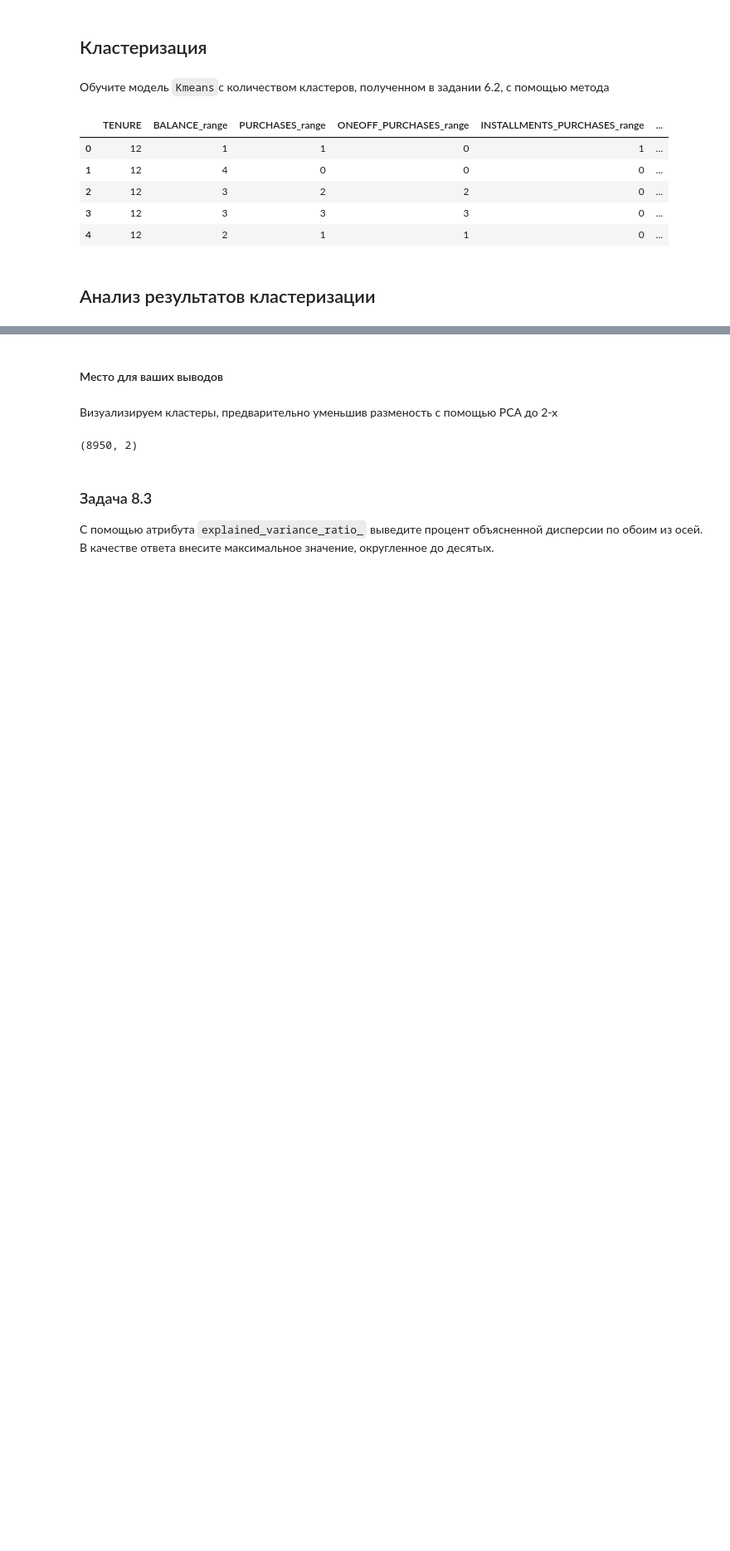
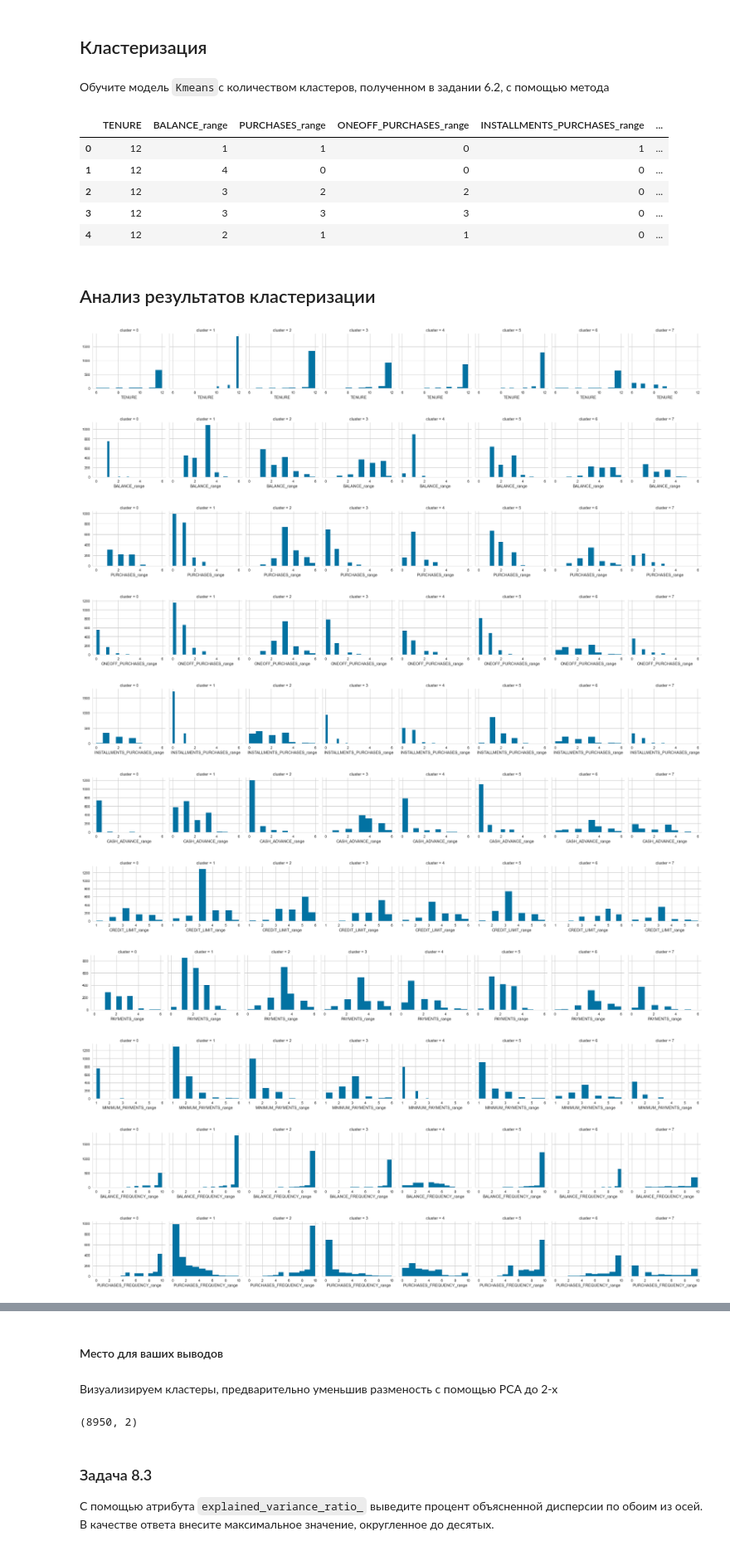
Before and after one commit to DarthSirius/Lessons, a Jupyter notebook: SkillFactory/ML/ML-8._Metrics_learning._Practic.ipynb, the cells around one changed output, grey strips where cells are left out. Shown at 83% size. Drawn from its saved outputs; the diff is of its cells as text; code cells hidden in the pictures; blank space fills up the shorter version.

```diff
--- a/SkillFactory/ML/ML-8._Metrics_learning._Practic.ipynb
+++ b/SkillFactory/ML/ML-8._Metrics_learning._Practic.ipynb
@@ -179,7 +179,19 @@ clusters.head()
 # %% [markdown]
 ## Анализ результатов кластеризации
 # %%
-#раскомментируйте код для получения информации о распределениях признаков для каждого кластера
-# for c in clusters:
-#     grid= sns.FacetGrid(clusters, col='cluster')
-#     grid.map(plt.hist, c)
+# раскомментируйте код для получения информации о распределениях признаков для каждого кластера
+for c in clusters:
+    grid= sns.FacetGrid(clusters, col='cluster')
+    grid.map(plt.hist, c)
+# %% [output]
+[figure, added]
+[figure, added]
+[figure, added]
+[figure, added]
+[figure, added]
+[figure, added]
+[figure, added]
+[figure, added]
+[figure, added]
+[figure, added]
+[figure, added]
```
Also changed, not shown: parts of 6 cells of this notebook, 8 other files.
